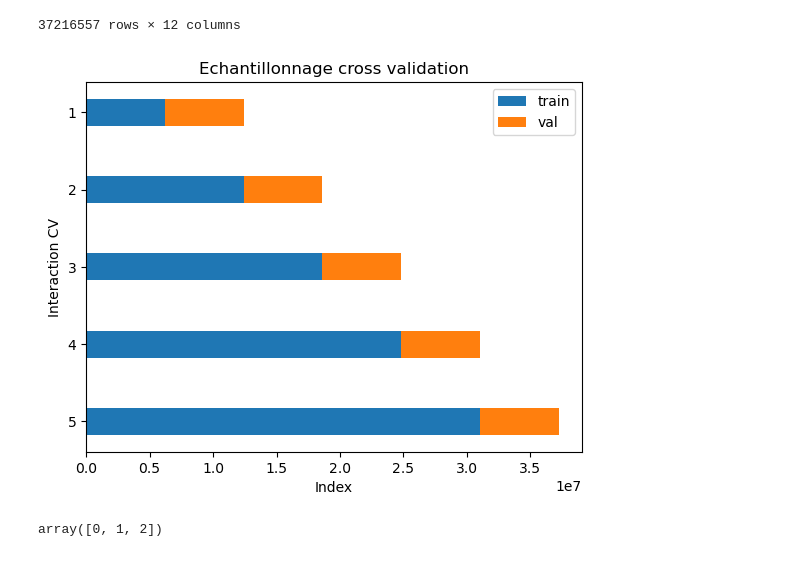
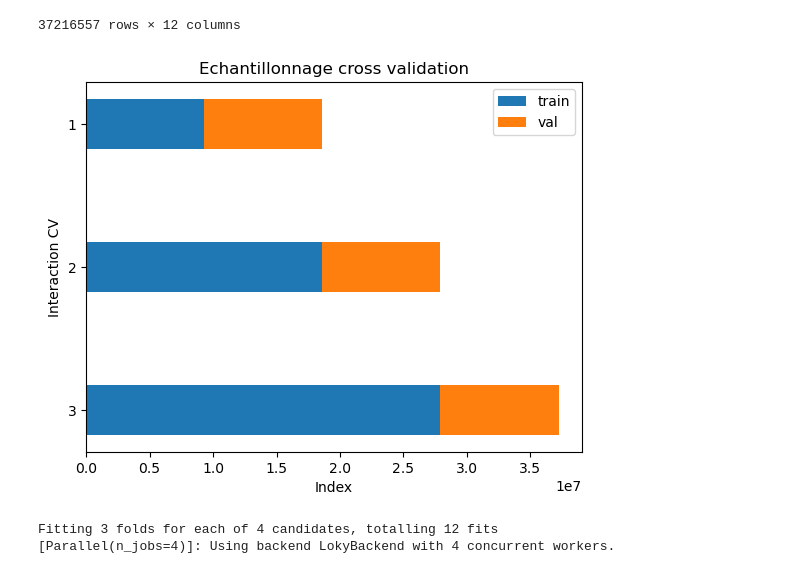
Before and after one commit to Adrian1903/Participez-a-une-competition-Kaggle, a Jupyter notebook: dev/02_modélisation.ipynb, the cells around one changed output. Drawn from its saved outputs; the diff is of its cells as text; code cells hidden in the pictures.

Commit message:
Premier modele naif

```diff
--- a/dev/02_modélisation.ipynb
+++ b/dev/02_modélisation.ipynb
@@ -8,7 +8,12 @@ Stratégie de cross validation : Il est important que la cross validation soit b
 # %%
 import numpy as np
 import pandas as pd
-
+import matplotlib.pyplot as plt
+plt.style.use("default")
+import lightgbm as lgb
+from sklearn.model_selection import GridSearchCV
+from sklearn.model_selection import TimeSeriesSplit
+import pickle
 from functions import *
 # %%
 %%time
@@ -167,49 +104,63 @@ train
 37216557 rows × 12 columns
 # %%
 feat = ['timestamp', 'user_id', 'content_id', 'task_container_id',
-        'prior_question_elapsed_time', 'prior_question_had_explanation', 'part']
+        'prior_question_elapsed_time', 'part']
 target = 'answered_correctly'
 
 X = train[feat]
 y = train[target]
 # %%
-from sklearn.model_selection import TimeSeriesSplit
 # Initialisation du TSCV
-n_iter = 5
+n_iter = 3
 tscv = TimeSeriesSplit(n_splits=n_iter)
 
 # Echantillonnage
 train_lst = []
 val_lst = []
 
 for train_index, val_index in tscv.split(X):
     train_lst.append(train_index[-1])
     val_lst.append(val_index[-1] - val_index[0])
 
     # X_train, X_test = X.iloc[train_index], X.iloc[val_index]
     # y_train, y_test = y.iloc[train_index], y.iloc[val_index]
 
 train_tpl = tuple(train_lst)
 val_tpl = tuple(val_lst)
 
 # Tracage de l'échantillon
 ind = np.arange(n_iter) + 1
 width = 0.35
 
 btrain = plt.barh(ind, train_tpl, width)
 bval = plt.barh(ind, val_tpl, width, left=train_tpl)
 
 plt.yticks(ind)
 plt.gca().invert_yaxis()
 plt.legend((btrain, bval), ("train", "val"))
 plt.title('Echantillonnage cross validation')
 plt.ylabel('Interaction CV')
 plt.xlabel('Index')
 
 plt.show()
 # %% [output]
-[figure, old version]
+[figure, new version]
-# %%
-ind
-# %% [output]
-array([0, 1, 2])
+# %%
+%%time
+
+# param_dist = {"max_depth": [25,50, 75],
+#               "learning_rate" : [0.01,0.05,0.1],
+#               "num_leaves": [300,900,1200],
+#               "n_estimators": [200]
+#              }
+
+lg = lgb.LGBMClassifier()
+param_dist = {"max_depth": [10, 25, 50]
+              }
+
+GCV = GridSearchCV(estimator=lg, cv=tscv.split(X), param_grid=param_dist, scoring="roc_auc", verbose=5, n_jobs=4)
+GCV.fit(X, y)
+GCV.best_estimator_
+# %% [output]
+Fitting 3 folds for each of 4 candidates, totalling 12 fits
+[Parallel(n_jobs=4)]: Using backend LokyBackend with 4 concurrent workers.
```
Also changed, not shown: parts of 6 cells of this notebook.
